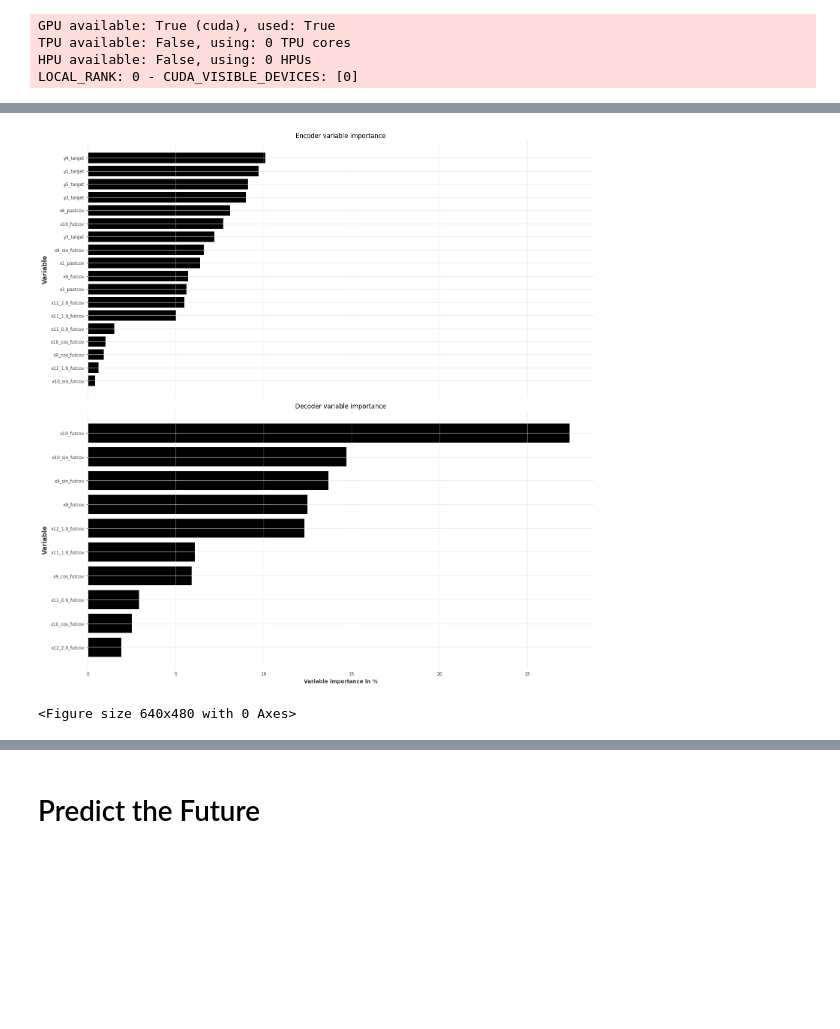
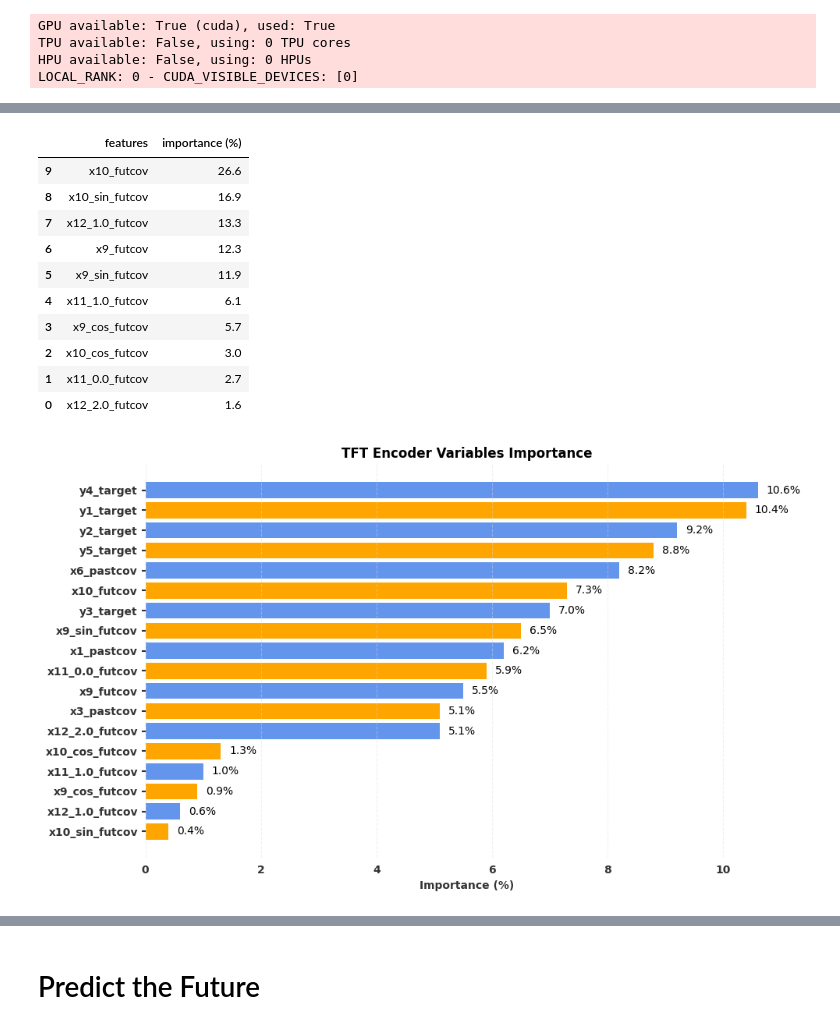
Before and after one commit to dendraap/thesis, a Jupyter notebook: notebooks/tft_inference.ipynb, the cells around one changed output, grey strips where cells are left out. Drawn from its saved outputs; the diff is of its cells as text; code cells hidden in the pictures; blank space fills up the shorter version.

```diff
--- a/notebooks/tft_inference.ipynb
+++ b/notebooks/tft_inference.ipynb
@@ -644,7 +645,7 @@ future_for_explain = X_future.append(X_future_more_ts)
 
 # create the explainer and generate explanations
 explainer = TFTExplainer(model)
-results = explainer.explain(
+explainer_results = explainer.explain(
     foreground_series=Y,
     foreground_past_covariates=X_past,
     foreground_future_covariates=future_for_explain
@@ -654,3 +655,9 @@ GPU available: True (cuda), used: True
 TPU available: False, using: 0 TPU cores
 HPU available: False, using: 0 HPUs
 LOCAL_RANK: 0 - CUDA_VISIBLE_DEVICES: [0]
+# %%
+# Get Encoder Importance Covariates
+df_encoder_importance = explainer_results.get_encoder_importance().T.reset_index()
+df_encoder_importance.columns = ['features', 'importance (%)']
+df_encoder_importance = df_encoder_importance.round(1).sort_values(by='importance (%)', ascending=False)
+df_encoder_importance
@@ -657,7 +682,58 @@ LOCAL_RANK: 0 - CUDA_VISIBLE_DEVICES: [0]
+# %%
+# Get Decoder Importance Covariates
+df_decoder_importance = explainer_results.get_decoder_importance().T.reset_index()
+df_decoder_importance.columns = ['features', 'importance (%)']
+df_decoder_importance = df_decoder_importance.round(1).sort_values(by='importance (%)', ascending=False)
+df_decoder_importance
+# %% [output]
+|  | features | importance (%) |
+| 9 | x10_futcov | 26.6 |
+| 8 | x10_sin_futcov | 16.9 |
+| 7 | x12_1.0_futcov | 13.3 |
+| 6 | x9_futcov | 12.3 |
+| 5 | x9_sin_futcov | 11.9 |
+| 4 | x11_1.0_futcov | 6.1 |
+| 3 | x9_cos_futcov | 5.7 |
+| 2 | x10_cos_futcov | 3.0 |
+| 1 | x11_0.0_futcov | 2.7 |
+| 0 | x12_2.0_futcov | 1.6 |
 # %%
-# Plotting the variabel importance
-explainer.plot_variable_selection(results, fig_size = (15, 15))
-plt.savefig('../reports/figures/tft/variables_importance.png', dpi=300)
+# Plot Encoder Variables Importance
+## Initialize color
+colors = [color_variant[0], color_variant[1]]
+bar_colors = [colors[i % 2] for i in range(len(df_encoder_importance))]
+
+fig_encoder_importance, ax_encoder_importace = plt.subplots(figsize=(10, 6))
+
+## Initilaze bar chart
+hbars_encoder_importance = ax_encoder_importace.barh(
+    df_encoder_importance['features'],
+    df_encoder_importance['importance (%)'],
+    color=bar_colors)
+
+## Set customization
+ax_encoder_importace.invert_yaxis()
+ax_encoder_importace.grid(axis='x', linestyle='--', alpha=0.4)
+ax_encoder_importace.grid(axis='y', alpha=0)
+ax_encoder_importace.set_xlabel('Importance (%)')
+ax_encoder_importace.set_title('TFT Encoder Variables Importance', fontweight='bold')
+ax_encoder_importace.tick_params(axis='both', labelsize=10, width=1.5)
+
+for label in ax_encoder_importace.get_xticklabels():
+    label.set_fontweight('bold')
+
+for label in ax_encoder_importace.get_yticklabels():
+    label.set_fontweight('bold')
+
+## Add label to the right bar
+ax_encoder_importace.bar_label(
+    hbars_encoder_importance,
+    labels=[f'{e:.1f}%' for e in df_encoder_importance['importance (%)']],
+    padding=8,
+    fontsize=10)
+
+plt.tight_layout()
+plt.savefig('../reports/figures/tft/encoder_importance.png', dpi=300)
+plt.show()
 # %% [output]
-[figure, old version]
+[figure, new version]
-<Figure size 640x480 with 0 Axes>
```
Also changed, not shown: parts of 12 cells of this notebook, 33 other files.
